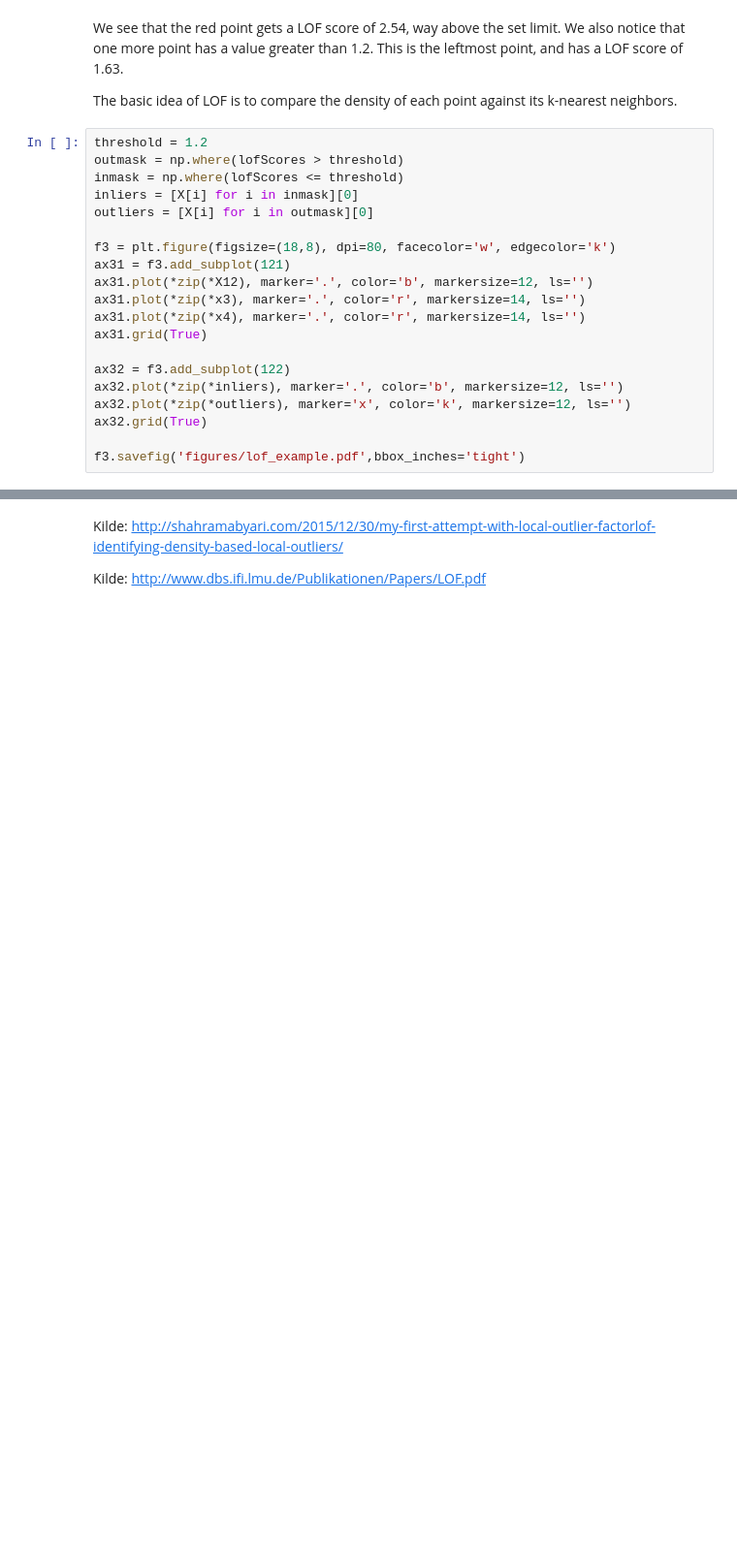
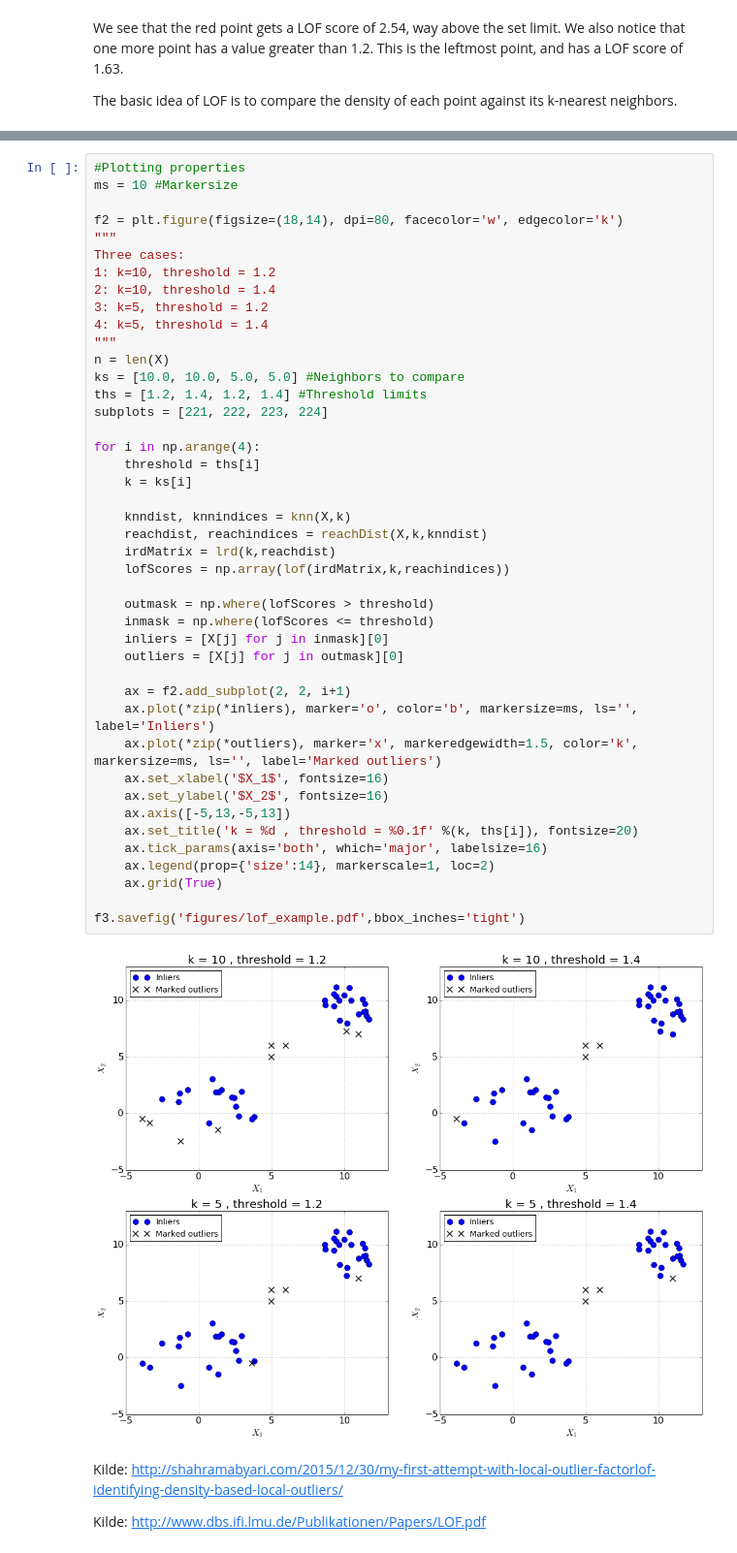
Before and after one commit to erlingpaulsen/bigdata, a Jupyter notebook: outlier-detection/k-nearest neightbors example.ipynb, the cells around one changed output, grey strips where cells are left out. Shown at 97% size. Cells and saved outputs as stored; diff of their text form; blank space fills up the shorter version.

Commit message:
Outlier detection fix

```diff
--- a/outlier-detection/k-nearest neightbors example.ipynb
+++ b/outlier-detection/k-nearest neightbors example.ipynb
@@ -85,23 +86,3 @@ array([ 0.81863207,  1.0751897 ,  0.78420296,  0.87953111,  0.61247203,
 We see that the red point gets a LOF score of 2.54, way above the set limit. We also notice that one more point has a value greater than 1.2. This is the leftmost point, and has a LOF score of 1.63.
 
 The basic idea of LOF is to compare the density of each point against its k-nearest neighbors.
-# %%
-threshold = 1.2
-outmask = np.where(lofScores > threshold)
-inmask = np.where(lofScores <= threshold)
-inliers = [X[i] for i in inmask][0]
-outliers = [X[i] for i in outmask][0]
-
-f3 = plt.figure(figsize=(18,8), dpi=80, facecolor='w', edgecolor='k')
-ax31 = f3.add_subplot(121)
-ax31.plot(*zip(*X12), marker='.', color='b', markersize=12, ls='')
-ax31.plot(*zip(*x3), marker='.', color='r', markersize=14, ls='')
-ax31.plot(*zip(*x4), marker='.', color='r', markersize=14, ls='')
-ax31.grid(True)
-
-ax32 = f3.add_subplot(122)
-ax32.plot(*zip(*inliers), marker='.', color='b', markersize=12, ls='')
-ax32.plot(*zip(*outliers), marker='x', color='k', markersize=12, ls='')
-ax32.grid(True)
-
-f3.savefig('figures/lof_example.pdf',bbox_inches='tight')
@@ -110,3 +89,48 @@ f3.savefig('figures/lof_example.pdf',bbox_inches='tight')
+# %%
+#Plotting properties
+ms = 10 #Markersize
+
+f2 = plt.figure(figsize=(18,14), dpi=80, facecolor='w', edgecolor='k')
+"""
+Three cases:
+1: k=10, threshold = 1.2
+2: k=10, threshold = 1.4
+3: k=5, threshold = 1.2
+4: k=5, threshold = 1.4
+"""
+n = len(X)
+ks = [10.0, 10.0, 5.0, 5.0] #Neighbors to compare
+ths = [1.2, 1.4, 1.2, 1.4] #Threshold limits
+subplots = [221, 222, 223, 224]
+
+for i in np.arange(4):
+    threshold = ths[i]
+    k = ks[i]
+
+    knndist, knnindices = knn(X,k)
+    reachdist, reachindices = reachDist(X,k,knndist)
+    irdMatrix = lrd(k,reachdist)
+    lofScores = np.array(lof(irdMatrix,k,reachindices))
+
+    outmask = np.where(lofScores > threshold)
+    inmask = np.where(lofScores <= threshold)
+    inliers = [X[j] for j in inmask][0]
+    outliers = [X[j] for j in outmask][0]
+
+    ax = f2.add_subplot(2, 2, i+1)
+    ax.plot(*zip(*inliers), marker='o', color='b', markersize=ms, ls='', label='Inliers')
+    ax.plot(*zip(*outliers), marker='x', markeredgewidth=1.5, color='k', markersize=ms, ls='', label='Marked outliers')
+    ax.set_xlabel('$X_1$', fontsize=16)
+    ax.set_ylabel('$X_2$', fontsize=16)
+    ax.axis([-5,13,-5,13])
+    ax.set_title('k = %d , threshold = %0.1f' %(k, ths[i]), fontsize=20)
+    ax.tick_params(axis='both', which='major', labelsize=16)
+    ax.legend(prop={'size':14}, markerscale=1, loc=2)
+    ax.grid(True)
+
+f3.savefig('figures/lof_example.pdf',bbox_inches='tight')
+# %% [output]
+[figure, added]
 # %% [markdown]
 Kilde: http://shahramabyari.com/2015/12/30/my-first-attempt-with-local-outlier-factorlof-identifying-density-based-local-outliers/
 
```
Also changed, not shown: parts of 2 cells of this notebook, 5 other files.
